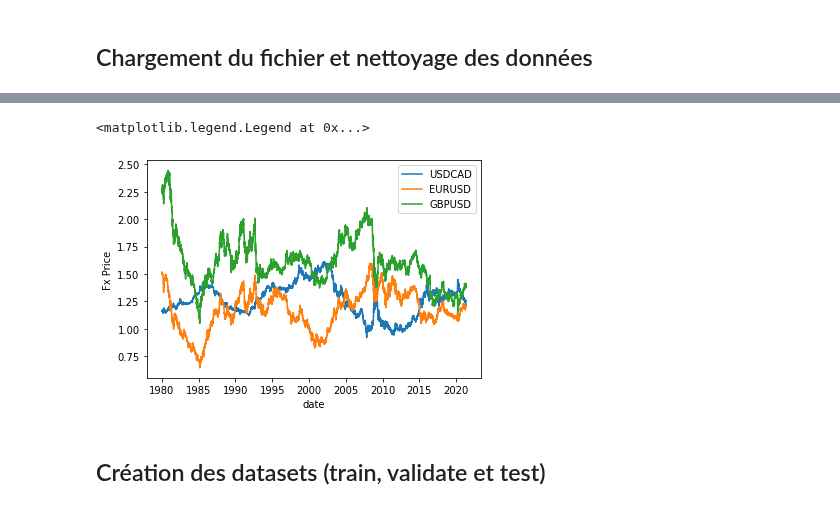
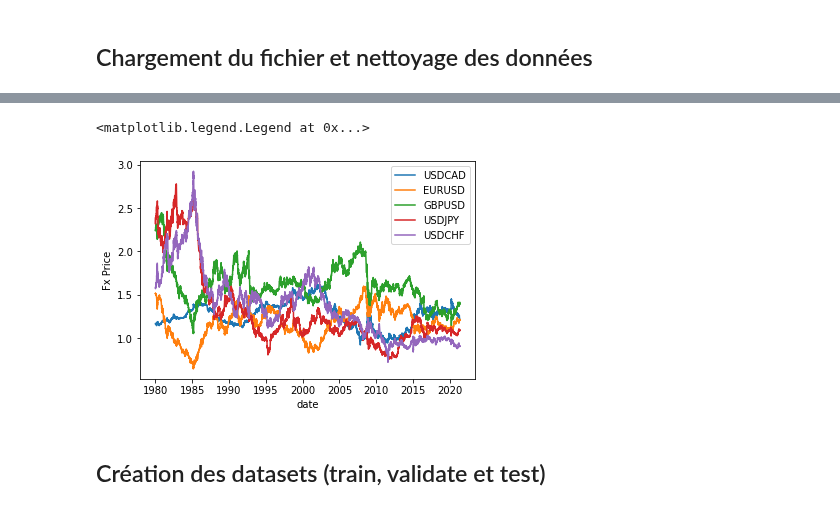
Before and after one commit to delemarchand2020/IVADO_MILA_DL, a Jupyter notebook: Predict_FX_with_DL.ipynb, the cells around one changed output, grey strips where cells are left out. Saved outputs shown, nothing was run; the diff lists cells and outputs as text; code cells hidden in the pictures.

```diff
--- a/Predict_FX_with_DL.ipynb
+++ b/Predict_FX_with_DL.ipynb
@@ -79,10 +79,16 @@ import os
 ## Chargement du fichier et nettoyage des données
 # %%
 url_data_source = 'https://github.com/delemarchand2020/IVADO_MILA_DL/raw/main/FX_HFData.xlsx'
-df = pd.read_excel(url_data_source, sheet_name='Daily All',dtype={' ': datetime.date, 'USDCAD Curncy': float, 'EURUSD Curncy': float, 'GBPUSD Curncy': float})
-df = df.drop(columns=['USDJPY Curncy','USDCHF Curncy',
-                      'AUDUSD Curncy','USDSEK Curncy','USDNOK Curncy','NZDUSD Curncy','USDSGD Curncy'])
+df = pd.read_excel(url_data_source, sheet_name='Daily All',
+                   dtype={' ': datetime.date, 'USDCAD Curncy': float,
+                          'EURUSD Curncy': float, 'GBPUSD Curncy': float,
+                          'USDJPY Curncy':float, 'USDCHF Curncy':float,
+                          'AUDUSD Curncy':float,'USDSEK Curncy':float,
+                          'USDNOK Curncy':float,'NZDUSD Curncy':float,
+                          'USDSGD Curncy':float })
+df = df.drop(columns=['USDSGD Curncy'])
 df = df.dropna()
-df.columns = ['date', 'USDCAD','EURUSD', 'GBPUSD']
+df.columns = ['date', 'USDCAD','EURUSD', 'GBPUSD','USDJPY','USDCHF','AUDUSD','USDSEK',
+              'USDNOK','NZDUSD']
 df.describe()
 # %% [output]
@@ -98,13 +104,15 @@ df.describe()
 # %%
 plt.figure()
 plt.plot(df['date'],df['USDCAD'], label='USDCAD')
 plt.plot(df['date'],df['EURUSD'], label='EURUSD')
 plt.plot(df['date'],df['GBPUSD'], label='GBPUSD')
+plt.plot(df['date'],df['USDJPY']/100, label='USDJPY')
+plt.plot(df['date'],df['USDCHF'], label='USDCHF')
 plt.xlabel('date')
 plt.ylabel('Fx Price')
 plt.legend()
 # %% [output]
 <matplotlib.legend.Legend at 0x...>
-[figure, old version]
+[figure, new version]
 # %% [markdown]
 ## Création des datasets (train, validate et test)
```
Also changed, not shown: parts of 24 cells of this notebook.
